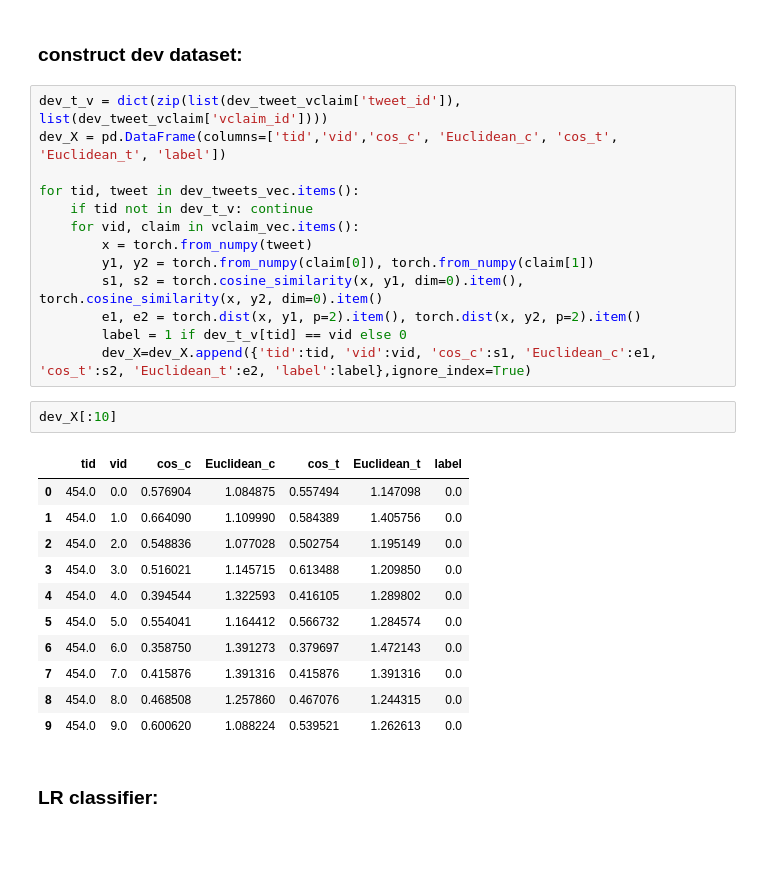
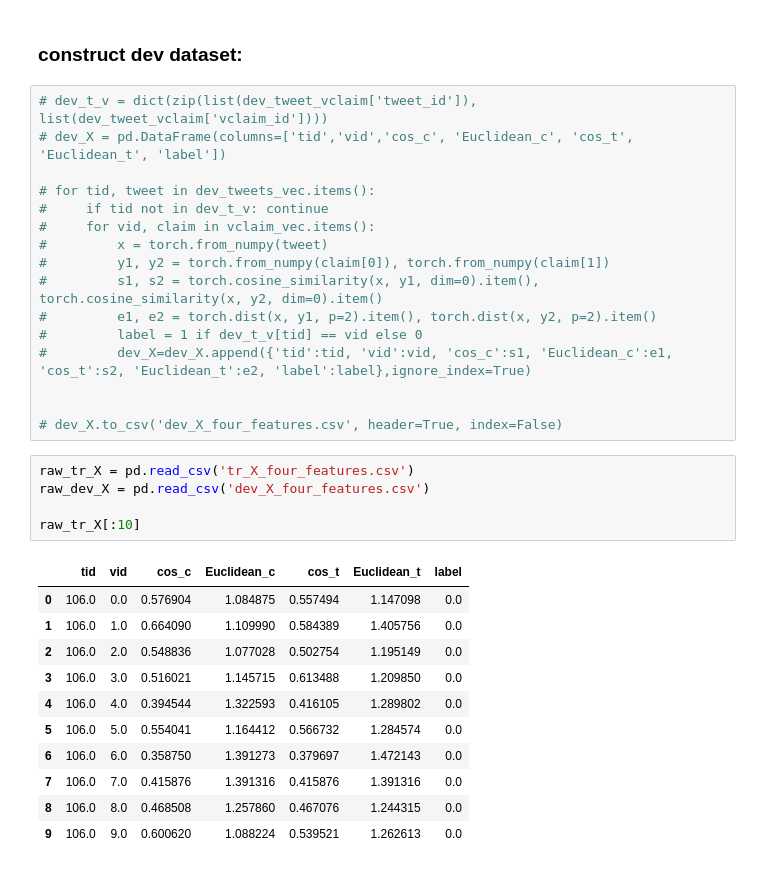
Before and after one commit to SheffieldGolf/task-2, a Jupyter notebook: golf_system_0.ipynb, the cells around one changed output. Saved outputs shown, nothing was run; the diff lists cells and outputs as text; blank space fills up the shorter version.

```diff
--- a/golf_system_0.ipynb
+++ b/golf_system_0.ipynb
@@ -247,31 +219,35 @@ tr_X[:10]
 # %% [markdown]
 ### construct dev dataset:
 # %%
-dev_t_v = dict(zip(list(dev_tweet_vclaim['tweet_id']), list(dev_tweet_vclaim['vclaim_id'])))
-dev_X = pd.DataFrame(columns=['tid','vid','cos_c', 'Euclidean_c', 'cos_t', 'Euclidean_t', 'label'])
+# dev_t_v = dict(zip(list(dev_tweet_vclaim['tweet_id']), list(dev_tweet_vclaim['vclaim_id'])))
+# dev_X = pd.DataFrame(columns=['tid','vid','cos_c', 'Euclidean_c', 'cos_t', 'Euclidean_t', 'label'])
 
-for tid, tweet in dev_tweets_vec.items():
-    if tid not in dev_t_v: continue
-    for vid, claim in vclaim_vec.items():
-        x = torch.from_numpy(tweet)
-        y1, y2 = torch.from_numpy(claim[0]), torch.from_numpy(claim[1])
-        s1, s2 = torch.cosine_similarity(x, y1, dim=0).item(), torch.cosine_similarity(x, y2, dim=0).item()
-        e1, e2 = torch.dist(x, y1, p=2).item(), torch.dist(x, y2, p=2).item()
-        label = 1 if dev_t_v[tid] == vid else 0
-        dev_X=dev_X.append({'tid':tid, 'vid':vid, 'cos_c':s1, 'Euclidean_c':e1, 'cos_t':s2, 'Euclidean_t':e2, 'label':label},ignore_index=True)
+# for tid, tweet in dev_tweets_vec.items():
+#     if tid not in dev_t_v: continue
+#     for vid, claim in vclaim_vec.items():
+#         x = torch.from_numpy(tweet)
+#         y1, y2 = torch.from_numpy(claim[0]), torch.from_numpy(claim[1])
+#         s1, s2 = torch.cosine_similarity(x, y1, dim=0).item(), torch.cosine_similarity(x, y2, dim=0).item()
+#         e1, e2 = torch.dist(x, y1, p=2).item(), torch.dist(x, y2, p=2).item()
+#         label = 1 if dev_t_v[tid] == vid else 0
+#         dev_X=dev_X.append({'tid':tid, 'vid':vid, 'cos_c':s1, 'Euclidean_c':e1, 'cos_t':s2, 'Euclidean_t':e2, 'label':label},ignore_index=True)
+
+
+# dev_X.to_csv('dev_X_four_features.csv', header=True, index=False)
-# %%
-dev_X[:10]
-# %% [output]
-|  | tid | vid | cos_c | Euclidean_c | cos_t | Euclidean_t | label |
-| 0 | 454.0 | 0.0 | 0.576904 | 1.084875 | 0.557494 | 1.147098 | 0.0 |
-| 1 | 454.0 | 1.0 | 0.664090 | 1.109990 | 0.584389 | 1.405756 | 0.0 |
-| 2 | 454.0 | 2.0 | 0.548836 | 1.077028 | 0.502754 | 1.195149 | 0.0 |
-| 3 | 454.0 | 3.0 | 0.516021 | 1.145715 | 0.613488 | 1.209850 | 0.0 |
-| 4 | 454.0 | 4.0 | 0.394544 | 1.322593 | 0.416105 | 1.289802 | 0.0 |
-| 5 | 454.0 | 5.0 | 0.554041 | 1.164412 | 0.566732 | 1.284574 | 0.0 |
-| 6 | 454.0 | 6.0 | 0.358750 | 1.391273 | 0.379697 | 1.472143 | 0.0 |
-| 7 | 454.0 | 7.0 | 0.415876 | 1.391316 | 0.415876 | 1.391316 | 0.0 |
-| 8 | 454.0 | 8.0 | 0.468508 | 1.257860 | 0.467076 | 1.244315 | 0.0 |
-| 9 | 454.0 | 9.0 | 0.600620 | 1.088224 | 0.539521 | 1.262613 | 0.0 |
-# %% [markdown]
-### LR classifier:
+# %%
+raw_tr_X = pd.read_csv('tr_X_four_features.csv')
+raw_dev_X = pd.read_csv('dev_X_four_features.csv')
+
+raw_tr_X[:10]
+# %% [output]
+|  | tid | vid | cos_c | Euclidean_c | cos_t | Euclidean_t | label |
+| 0 | 106.0 | 0.0 | 0.576904 | 1.084875 | 0.557494 | 1.147098 | 0.0 |
+| 1 | 106.0 | 1.0 | 0.664090 | 1.109990 | 0.584389 | 1.405756 | 0.0 |
+| 2 | 106.0 | 2.0 | 0.548836 | 1.077028 | 0.502754 | 1.195149 | 0.0 |
+| 3 | 106.0 | 3.0 | 0.516021 | 1.145715 | 0.613488 | 1.209850 | 0.0 |
+| 4 | 106.0 | 4.0 | 0.394544 | 1.322593 | 0.416105 | 1.289802 | 0.0 |
+| 5 | 106.0 | 5.0 | 0.554041 | 1.164412 | 0.566732 | 1.284574 | 0.0 |
+| 6 | 106.0 | 6.0 | 0.358750 | 1.391273 | 0.379697 | 1.472143 | 0.0 |
+| 7 | 106.0 | 7.0 | 0.415876 | 1.391316 | 0.415876 | 1.391316 | 0.0 |
+| 8 | 106.0 | 8.0 | 0.468508 | 1.257860 | 0.467076 | 1.244315 | 0.0 |
+| 9 | 106.0 | 9.0 | 0.600620 | 1.088224 | 0.539521 | 1.262613 | 0.0 |
```
Also changed, not shown: parts of 24 cells of this notebook, 2 other files.
